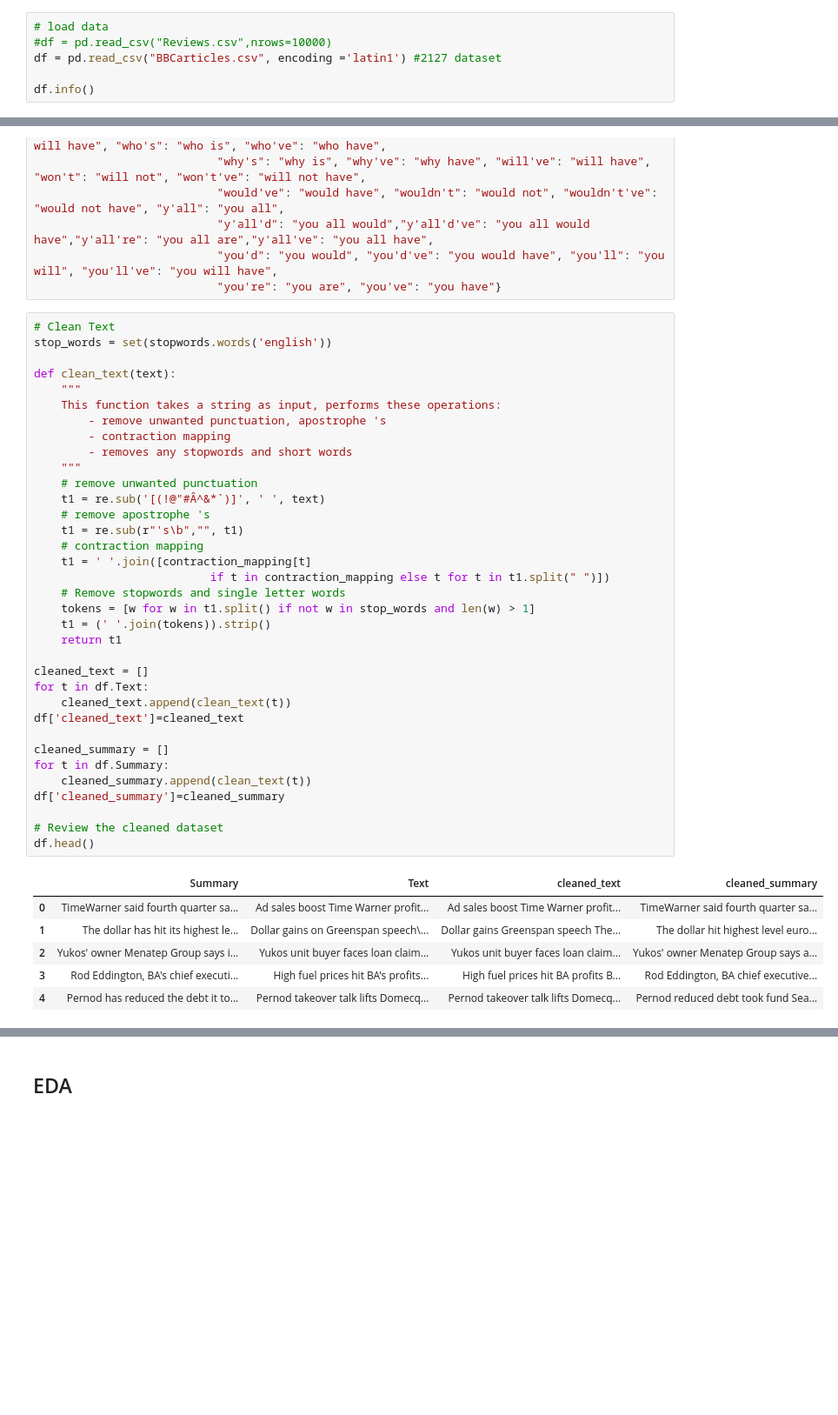
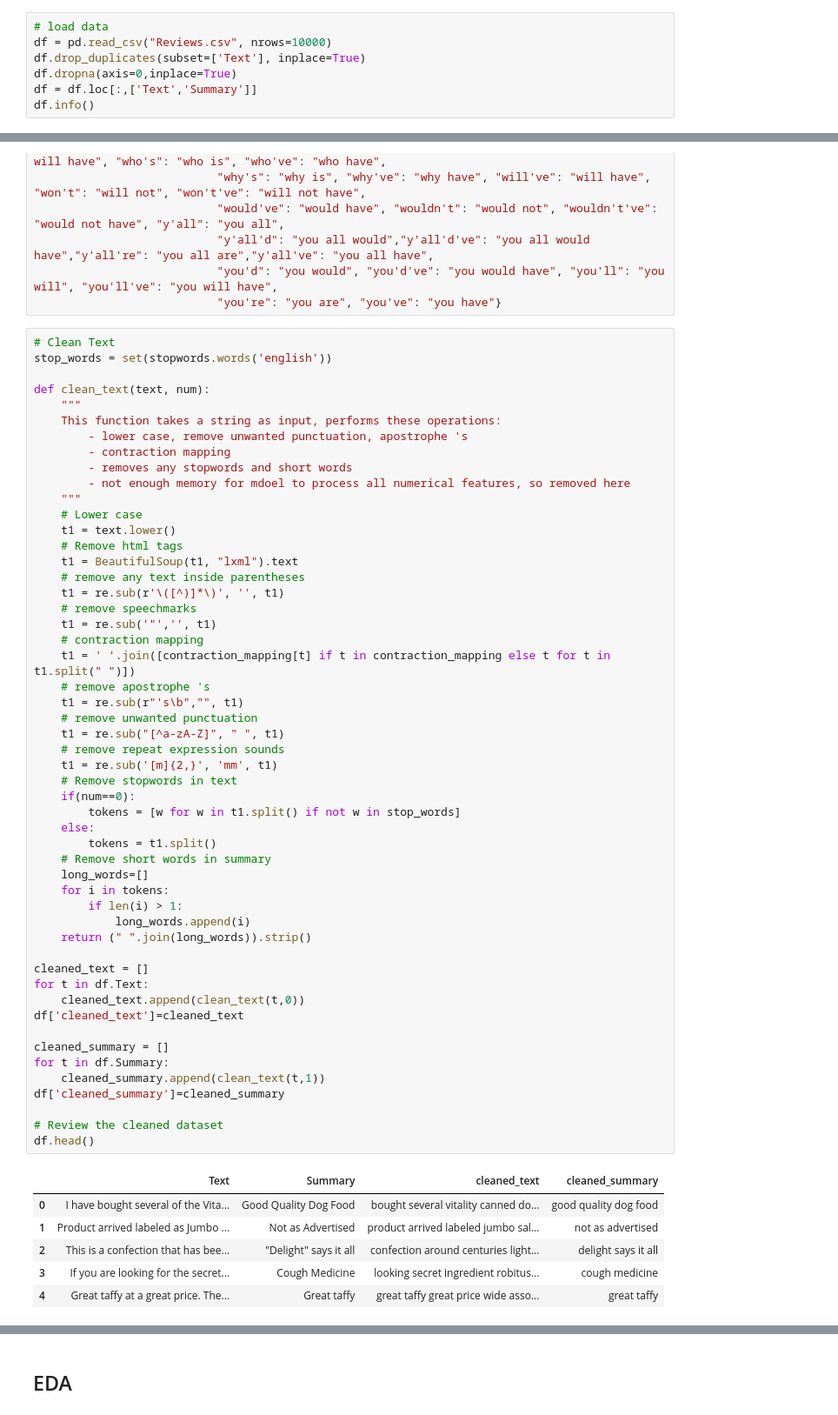
Before and after one commit to fl0c/Capstone-3, a Jupyter notebook: Capstone 3 - Data Wrangling.ipynb, the cells around one changed output, grey strips where cells are left out. Shown at 87% size. Saved outputs shown, nothing was run; the diff lists cells and outputs as text; blank space fills up the shorter version.

```diff
--- a/Capstone 3 - Data Wrangling.ipynb
+++ b/Capstone 3 - Data Wrangling.ipynb
@@ -21,9 +21,10 @@ from keras.preprocessing.text import Tokenizer
 ## Read in Text
 # %%
 # load data
-#df = pd.read_csv("Reviews.csv",nrows=10000)
-df = pd.read_csv("BBCarticles.csv", encoding ='latin1') #2127 dataset
-
+df = pd.read_csv("Reviews.csv", nrows=10000)
+df.drop_duplicates(subset=['Text'], inplace=True)
+df.dropna(axis=0,inplace=True)
+df = df.loc[:,['Text','Summary']]
 df.info()
 # %% [output]
 <class 'pandas.core.frame.DataFrame'>
@@ -62,44 +63,61 @@ contraction_mapping = {"ain't": "is not", "aren't": "are not","can't": "cannot",
 # %%
 # Clean Text
 stop_words = set(stopwords.words('english'))
 
-def clean_text(text):
+def clean_text(text, num):
     """
     This function takes a string as input, performs these operations:
-        - remove unwanted punctuation, apostrophe 's
+        - lower case, remove unwanted punctuation, apostrophe 's
         - contraction mapping
         - removes any stopwords and short words
+        - not enough memory for mdoel to process all numerical features, so removed here
     """
-    # remove unwanted punctuation
-    t1 = re.sub('[(!@"#Â^&*`)]', ' ', text)
+    # Lower case
+    t1 = text.lower()
+    # Remove html tags
+    t1 = BeautifulSoup(t1, "lxml").text
+    # remove any text inside parentheses
+    t1 = re.sub(r'\([^)]*\)', '', t1)
+    # remove speechmarks
+    t1 = re.sub('"','', t1)
+    # contraction mapping
+    t1 = ' '.join([contraction_mapping[t] if t in contraction_mapping else t for t in t1.split(" ")])
     # remove apostrophe 's
     t1 = re.sub(r"'s\b","", t1)
-    # contraction mapping
-    t1 = ' '.join([contraction_mapping[t]
-                          if t in contraction_mapping else t for t in t1.split(" ")])
-    # Remove stopwords and single letter words
-    tokens = [w for w in t1.split() if not w in stop_words and len(w) > 1]
-    t1 = (' '.join(tokens)).strip()
-    return t1
+    # remove unwanted punctuation
+    t1 = re.sub("[^a-zA-Z]", " ", t1)
+    # remove repeat expression sounds
+    t1 = re.sub('[m]{2,}', 'mm', t1)
+    # Remove stopwords in text
+    if(num==0):
+        tokens = [w for w in t1.split() if not w in stop_words]
+    else:
+        tokens = t1.split()
+    # Remove short words in summary
+    long_words=[]
+    for i in tokens:
+        if len(i) > 1:
+            long_words.append(i)
+    return (" ".join(long_words)).strip()
 
 cleaned_text = []
 for t in df.Text:
-    cleaned_text.append(clean_text(t))
+    cleaned_text.append(clean_text(t,0))
 df['cleaned_text']=cleaned_text
 
 cleaned_summary = []
 for t in df.Summary:
-    cleaned_summary.append(clean_text(t))
+    cleaned_summary.append(clean_text(t,1))
 df['cleaned_summary']=cleaned_summary
 
 # Review the cleaned dataset
 df.head()
 # %% [output]
-|  | Summary | Text | cleaned_text | cleaned_summary |
-| 0 | TimeWarner said fourth quarter sa... | Ad sales boost Time Warner profit... | Ad sales boost Time Warner profit... | TimeWarner said fourth quarter sa... |
-| 1 | The dollar has hit its highest le... | Dollar gains on Greenspan speech\... | Dollar gains Greenspan speech The... | The dollar hit highest level euro... |
-| 2 | Yukos' owner Menatep Group says i... | Yukos unit buyer faces loan claim... | Yukos unit buyer faces loan claim... | Yukos' owner Menatep Group says a... |
-| 3 | Rod Eddington, BA's chief executi... | High fuel prices hit BA's profits... | High fuel prices hit BA profits B... | Rod Eddington, BA chief executive... |
-| 4 | Pernod has reduced the debt it to... | Pernod takeover talk lifts Domecq... | Pernod takeover talk lifts Domecq... | Pernod reduced debt took fund Sea... |
+|  | Text | Summary | cleaned_text | cleaned_summary |
+| 0 | I have bought several of the Vita... | Good Quality Dog Food | bought several vitality canned do... | good quality dog food |
+| 1 | Product arrived labeled as Jumbo ... | Not as Advertised | product arrived labeled jumbo sal... | not as advertised |
+| 2 | This is a confection that has bee... | "Delight" says it all | confection around centuries light... | delight says it all |
+| 3 | If you are looking for the secret... | Cough Medicine | looking secret ingredient robitus... | cough medicine |
+| 4 | Great taffy at a great price. The... | Great taffy | great taffy great price wide asso... | great taffy |
 # %%
 # Remove duplicates and drop na
```
Also changed, not shown: parts of 9 cells of this notebook.
